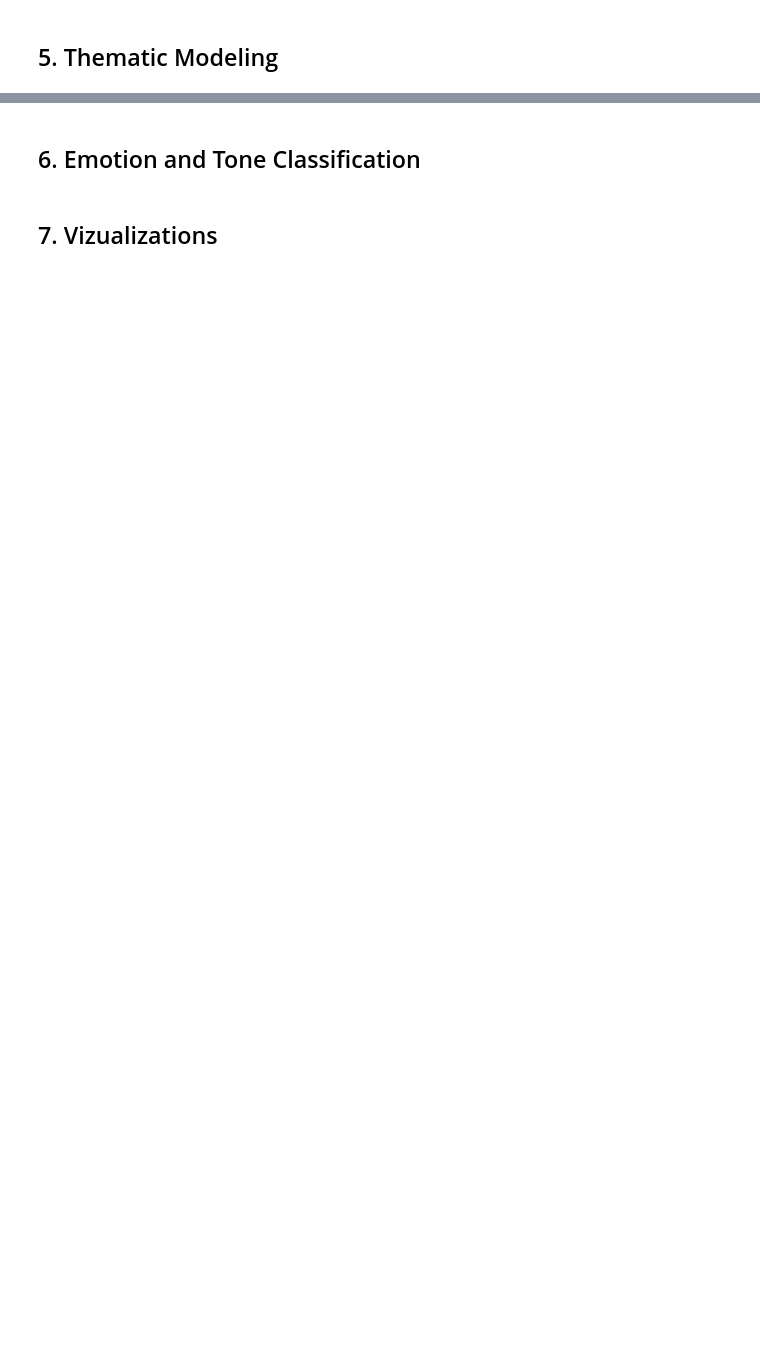
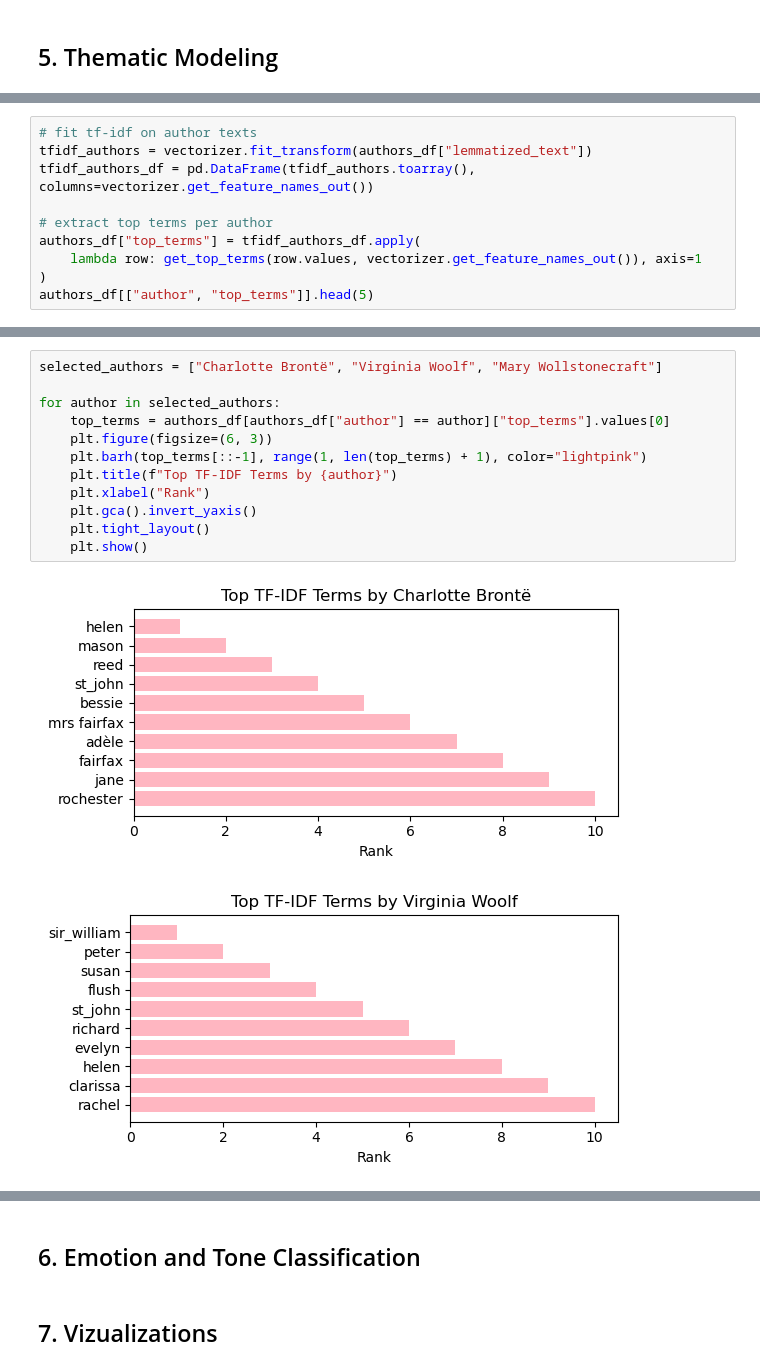
Before and after one commit to emmacristinamora/feminist_nlp, a Jupyter notebook: notebooks/chat_made/3_theme_emotion_emma.ipynb, the cells around one changed output, grey strips where cells are left out. Saved outputs shown, nothing was run; the diff lists cells and outputs as text; blank space fills up the shorter version.

```diff
--- a/notebooks/chat_made/3_theme_emotion_emma.ipynb
+++ b/notebooks/chat_made/3_theme_emotion_emma.ipynb
@@ -57,0 +592,10 @@ Columns: ['text', 'sentiment', 'entities', 'verbs', 'title']
+# %%
+# fit tf-idf on author texts
+tfidf_authors = vectorizer.fit_transform(authors_df["lemmatized_text"])
+tfidf_authors_df = pd.DataFrame(tfidf_authors.toarray(), columns=vectorizer.get_feature_names_out())
+
+# extract top terms per author
+authors_df["top_terms"] = tfidf_authors_df.apply(
+    lambda row: get_top_terms(row.values, vectorizer.get_feature_names_out()), axis=1
+)
+authors_df[["author", "top_terms"]].head(5)
@@ -57,0 +628,15 @@ Columns: ['text', 'sentiment', 'entities', 'verbs', 'title']
+# %%
+selected_authors = ["Charlotte Brontë", "Virginia Woolf", "Mary Wollstonecraft"]
+
+for author in selected_authors:
+    top_terms = authors_df[authors_df["author"] == author]["top_terms"].values[0]
+    plt.figure(figsize=(6, 3))
+    plt.barh(top_terms[::-1], range(1, len(top_terms) + 1), color="lightpink")
+    plt.title(f"Top TF-IDF Terms by {author}")
+    plt.xlabel("Rank")
+    plt.gca().invert_yaxis()
+    plt.tight_layout()
+    plt.show()
+# %% [output]
+[figure, added]
+[figure, added]
```
Also changed, not shown: parts of 137 cells of this notebook.
